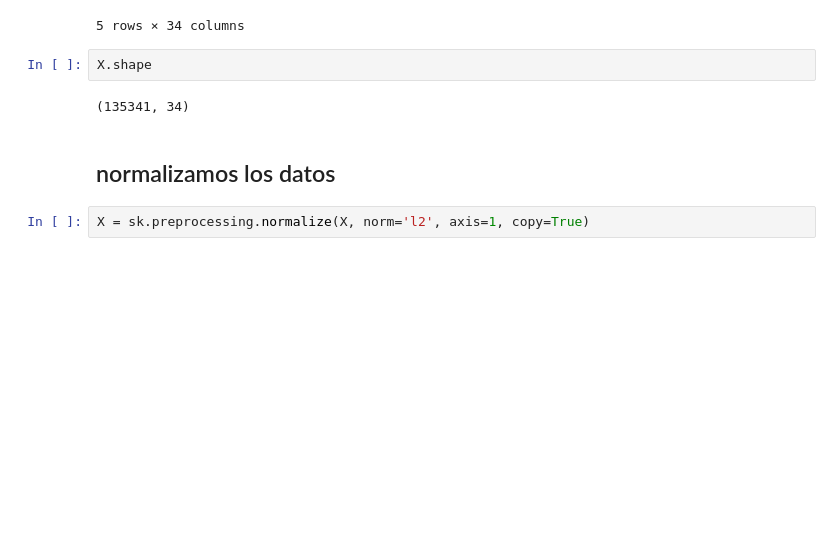
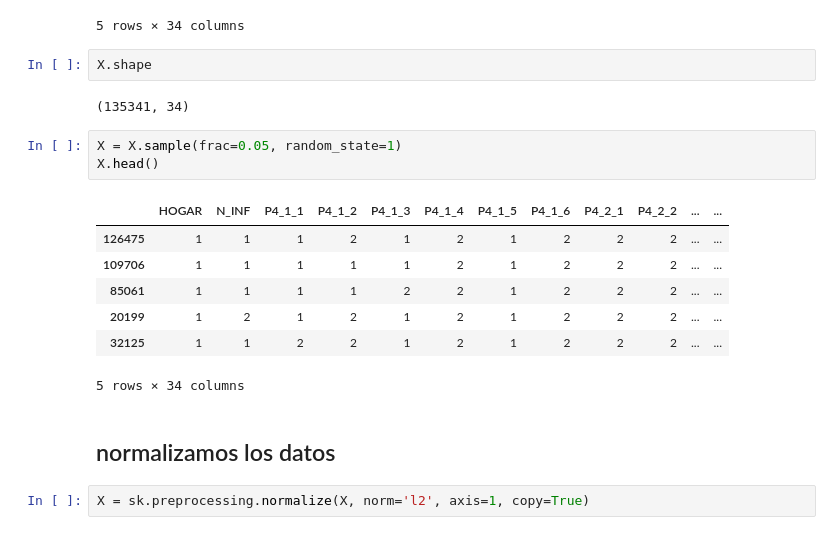
Before and after one commit to HectorCeja/ETL-extract-transform-load, a Jupyter notebook: clustering hogares/clustering.ipynb, the cells around one changed output. Drawn from its saved outputs; the diff is of its cells as text; blank space fills up the shorter version.

```diff
--- a/clustering hogares/clustering.ipynb
+++ b/clustering hogares/clustering.ipynb
@@ -38,6 +38,17 @@ X.head()
 X.shape
 # %% [output]
 (135341, 34)
+# %%
+X = X.sample(frac=0.05, random_state=1)
+X.head()
+# %% [output]
+|  | HOGAR | N_INF | P4_1_1 | P4_1_2 | P4_1_3 | P4_1_4 | P4_1_5 | P4_1_6 | P4_2_1 | P4_2_2 | ... | ... |
+| 126475 | 1 | 1 | 1 | 2 | 1 | 2 | 1 | 2 | 2 | 2 | ... | ... |
+| 109706 | 1 | 1 | 1 | 1 | 1 | 2 | 1 | 2 | 2 | 2 | ... | ... |
+| 85061 | 1 | 1 | 1 | 1 | 2 | 2 | 1 | 2 | 2 | 2 | ... | ... |
+| 20199 | 1 | 2 | 1 | 2 | 1 | 2 | 1 | 2 | 2 | 2 | ... | ... |
+| 32125 | 1 | 1 | 2 | 2 | 1 | 2 | 1 | 2 | 2 | 2 | ... | ... |
+5 rows × 34 columns
 # %% [markdown]
 ## normalizamos los datos
 # %%
```
Also changed, not shown: parts of 6 cells of this notebook.
